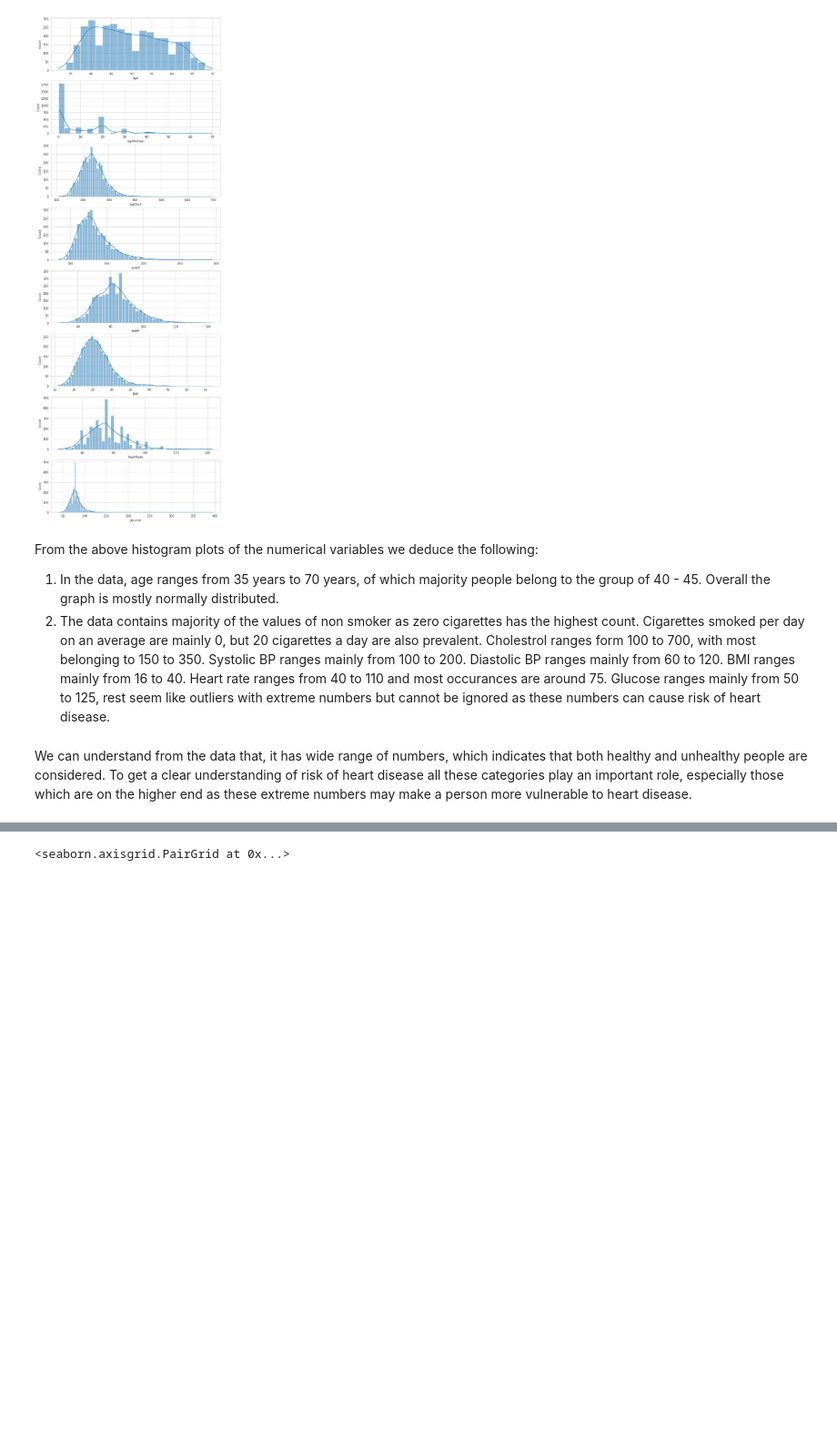
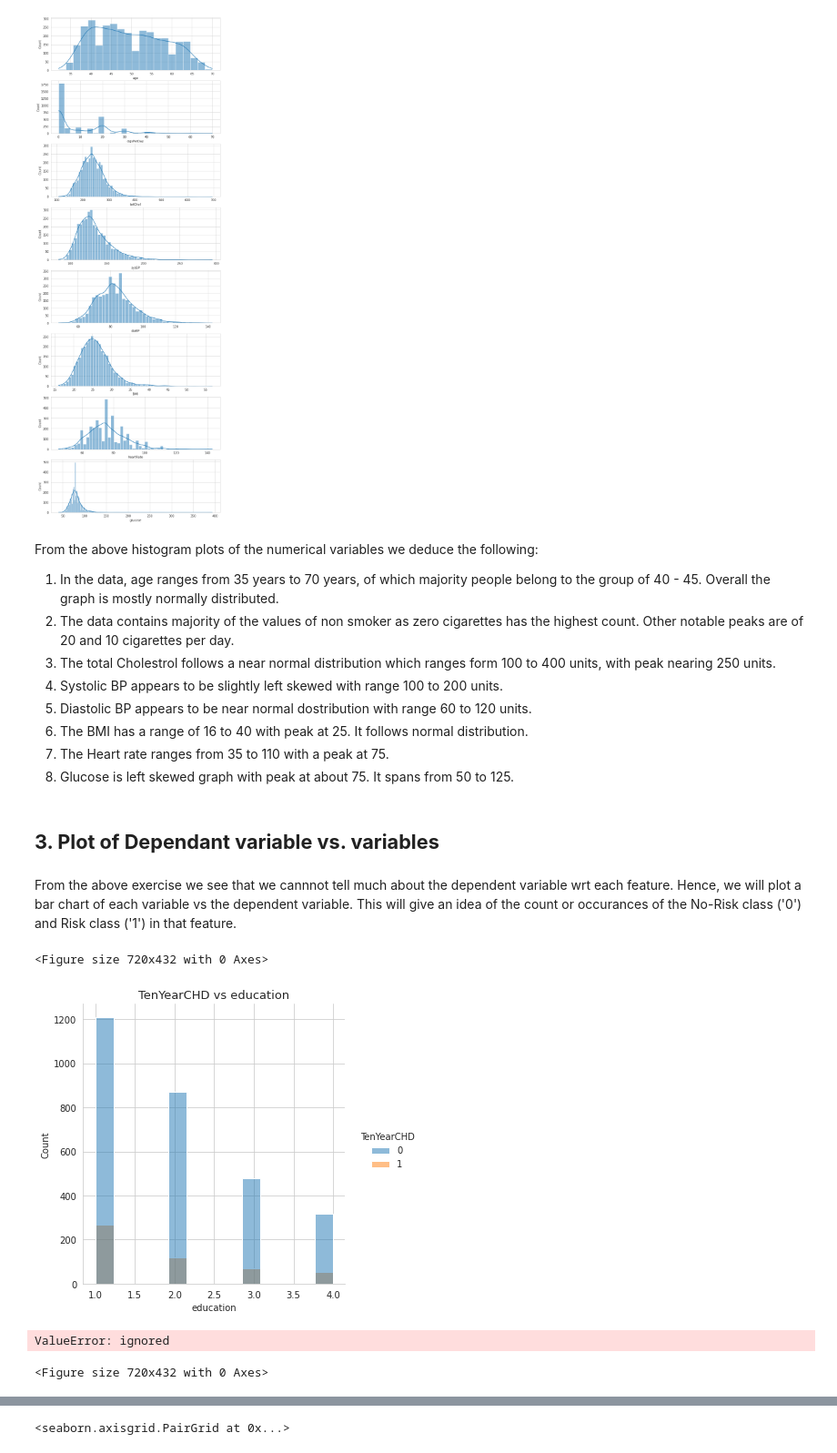
Before and after one commit to lakummahesh/Supervised-ML-Capstone-Project-Classification-Cardiovascular-Risk-Prediction, a Jupyter notebook: Cardiovascular_Risk_Prediction.ipynb, the cells around one changed output, grey strips where cells are left out. Shown at 91% size. Cells and saved outputs as stored; diff of their text form; code cells hidden in the pictures; blank space fills up the shorter version.

```diff
--- a/Cardiovascular_Risk_Prediction.ipynb
+++ b/Cardiovascular_Risk_Prediction.ipynb
@@ -524,12 +539,27 @@ countplot_numerical(numerical_columns)
 # %% [markdown]
 From the above histogram plots of the numerical variables we deduce the following:
 1. In the data, age ranges from 35 years to 70 years, of which majority people belong to the group of 40 - 45. Overall the graph is mostly normally distributed.
-2. The data contains majority of the values of non smoker as zero cigarettes has the highest count. Cigarettes smoked per day on an average are mainly 0, but 20 cigarettes a day are also prevalent.
-Cholestrol ranges form 100 to 700, with most belonging to 150 to 350.
-Systolic BP ranges mainly from 100 to 200.
-Diastolic BP ranges mainly from 60 to 120.
-BMI ranges mainly from 16 to 40.
-Heart rate ranges from 40 to 110 and most occurances are around 75.
-Glucose ranges mainly from 50 to 125, rest seem like outliers with extreme numbers but cannot be ignored as these numbers can cause risk of heart disease.
+2. The data contains majority of the values of non smoker as zero cigarettes has the highest count. Other notable peaks are of 20 and 10 cigarettes per day.
+3. The total Cholestrol follows a near normal distribution which ranges form 100 to 400 units, with peak nearing 250 units.
+4. Systolic BP appears to be slightly left skewed with range 100 to 200 units.
+5. Diastolic BP appears to be near normal dostribution with range 60 to 120 units.
+6. The BMI has a range of 16 to 40 with peak at 25. It follows normal distribution.
+7. The Heart rate ranges from 35 to 110 with a peak at 75.
+8. Glucose is left skewed graph with peak at about 75. It spans from 50 to 125.
-# %% [markdown]
-We can understand from the data that, it has wide range of numbers, which indicates that both healthy and unhealthy people are considered. To get a clear understanding of risk of heart disease all these categories play an important role, especially those which are on the higher end as these extreme numbers may make a person more vulnerable to heart disease.
+# %% [markdown]
+## **3. Plot of Dependant variable vs. variables**
+# %% [markdown]
+From the above exercise we see that we cannnot tell much about the dependent variable wrt each feature. Hence, we will plot a bar chart of each variable vs the dependent variable. This will give an idea of the count or occurances of the No-Risk class ('0') and Risk class ('1') in that feature.
+# %%
+# Plotting a graph of each variable against the dependent variable for better understanding.
+# First we will do it for the categorical variables.
+for i, j in enumerate(categorical_columns):
+  plt.figure(figsize = (10,6))
+  sns.displot(data = df2, x=j, hue="TenYearCHD")
+  plt.title(f'TenYearCHD vs {j}', fontsize=13)
+  plt.show()
+# %% [output]
+<Figure size 720x432 with 0 Axes>
+[figure, added]
+ValueError: ignored
+<Figure size 720x432 with 0 Axes>
```
Also changed, not shown: parts of 59 cells of this notebook.
